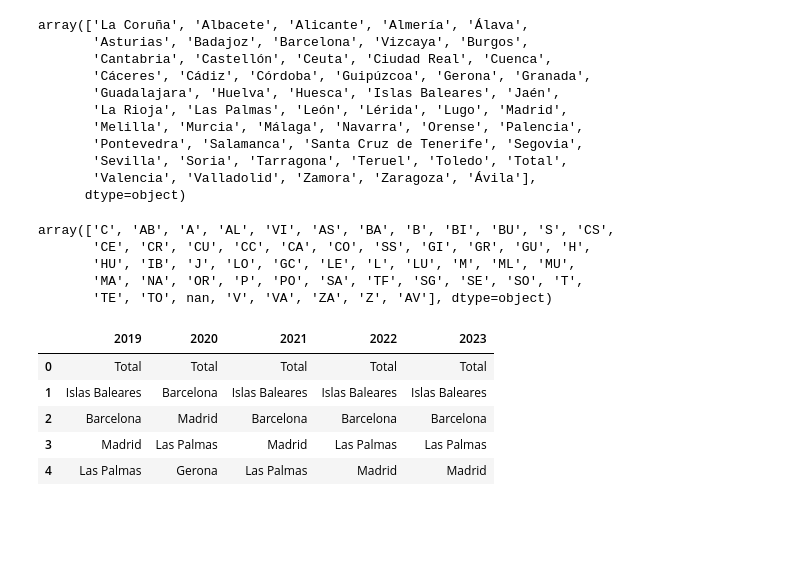
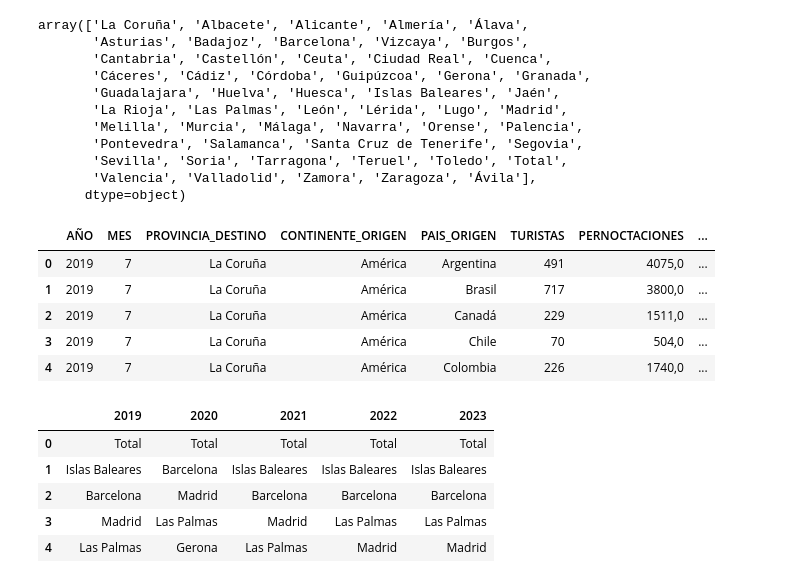
Before and after one commit to andreucs/vis-proy, a Jupyter notebook: preparación_hex_map.ipynb, the cells around one changed output. Cells and saved outputs as stored; diff of their text form; code cells hidden in the pictures; blank space fills up the shorter version.

```diff
--- a/preparación_hex_map.ipynb
+++ b/preparación_hex_map.ipynb
@@ -161,12 +161,14 @@ array(['La Coruña', 'Albacete', 'Alicante', 'Almería', 'Álava',
       dtype=object)
 # %%
 df_prov['ABR'].unique()
+df_prov.head()
 # %% [output]
-array(['C', 'AB', 'A', 'AL', 'VI', 'AS', 'BA', 'B', 'BI', 'BU', 'S', 'CS',
-       'CE', 'CR', 'CU', 'CC', 'CA', 'CO', 'SS', 'GI', 'GR', 'GU', 'H',
-       'HU', 'IB', 'J', 'LO', 'GC', 'LE', 'L', 'LU', 'M', 'ML', 'MU',
-       'MA', 'NA', 'OR', 'P', 'PO', 'SA', 'TF', 'SG', 'SE', 'SO', 'T',
-       'TE', 'TO', nan, 'V', 'VA', 'ZA', 'Z', 'AV'], dtype=object)
+|  | AÑO | MES | PROVINCIA_DESTINO | CONTINENTE_ORIGEN | PAIS_ORIGEN | TURISTAS | PERNOCTACIONES | ... |
+| 0 | 2019 | 7 | La Coruña | América | Argentina | 491 | 4075,0 | ... |
+| 1 | 2019 | 7 | La Coruña | América | Brasil | 717 | 3800,0 | ... |
+| 2 | 2019 | 7 | La Coruña | América | Canadá | 229 | 1511,0 | ... |
+| 3 | 2019 | 7 | La Coruña | América | Chile | 70 | 504,0 | ... |
+| 4 | 2019 | 7 | La Coruña | América | Colombia | 226 | 1740,0 | ... |
 # %%
 #df_prov.to_csv("data/turismo_provincias.csv", index=False)
 # %%
```
Also changed, not shown: parts of 3 cells of this notebook, 1 other file.
